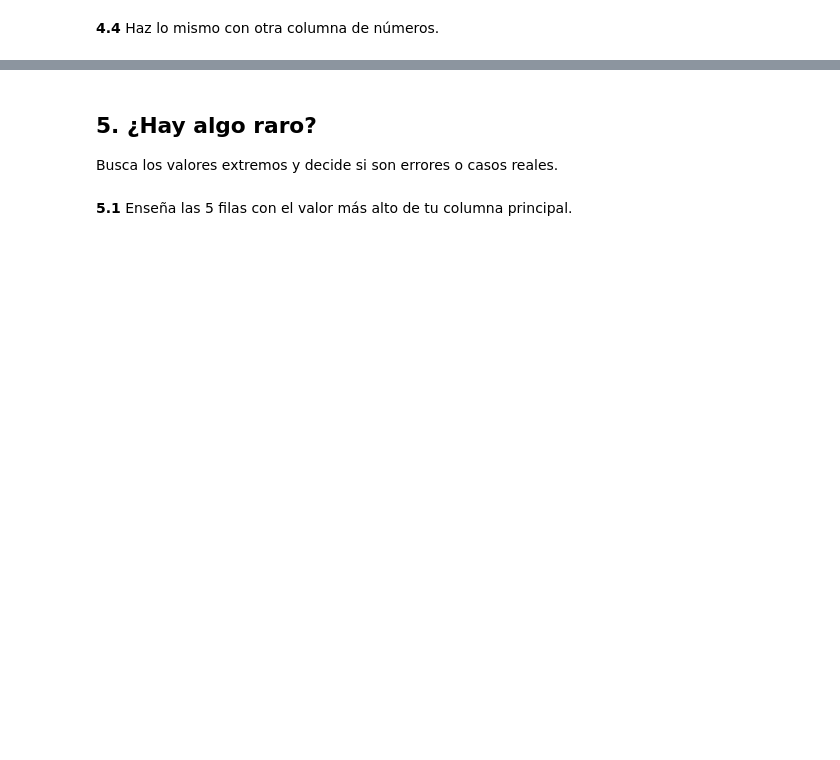
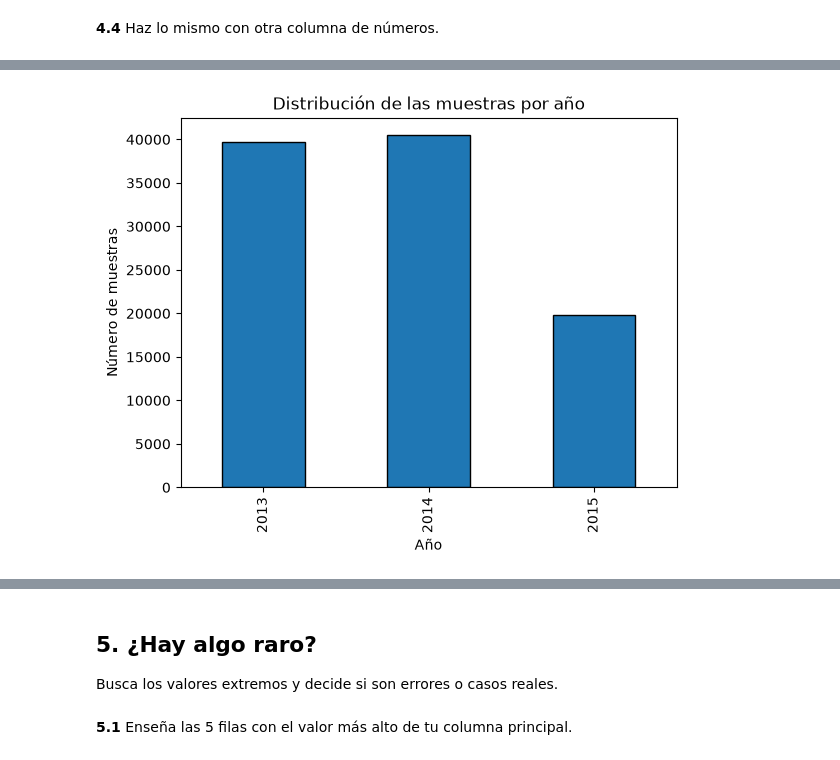
Before and after one commit to eripinor/water-quality-lab, a Jupyter notebook: eda.ipynb, the cells around one changed output, grey strips where cells are left out. Drawn from its saved outputs; the diff is of its cells as text; code cells hidden in the pictures; blank space fills up the shorter version.

```diff
--- a/eda.ipynb
+++ b/eda.ipynb
@@ -149 +317,13 @@ Mira los números con el describe, la media, la mediana y un histograma.
+# %%
+aguas["fecha"].dt.year.value_counts().sort_index().plot(
+    kind="bar",
+    title="Distribución de las muestras por año",
+    edgecolor="black"
+)
+
+plt.xlabel("Año")
+plt.ylabel("Número de muestras")
+plt.show()
+# %% [output]
+[figure, added]
 # %% [markdown]
```
Also changed, not shown: parts of 44 cells of this notebook, 3 other files.
